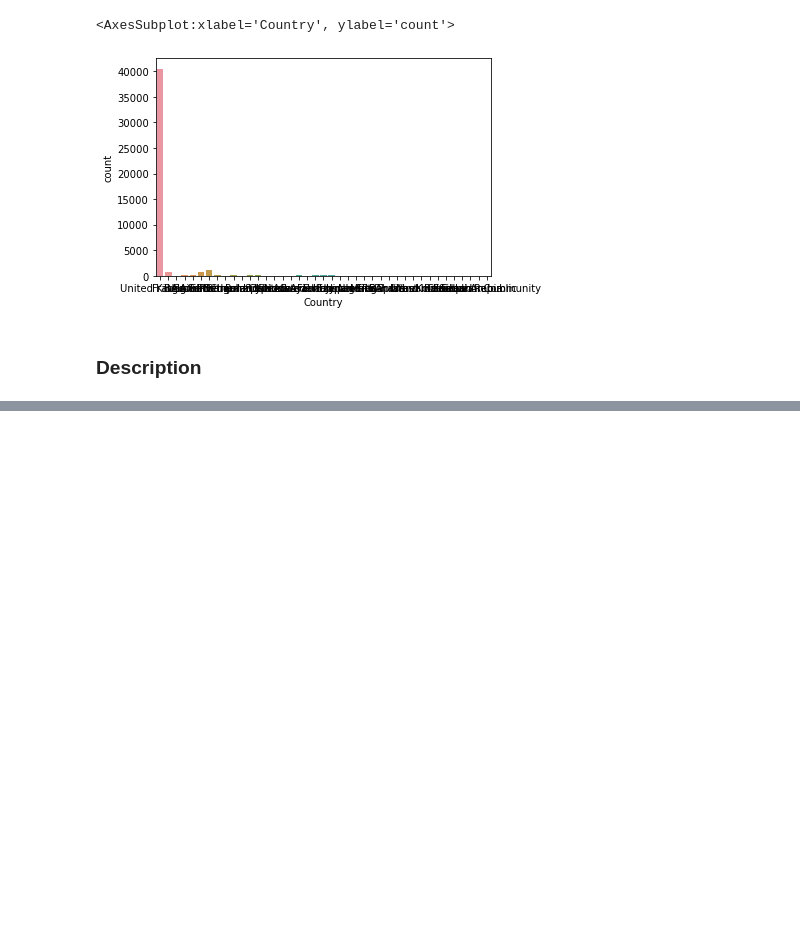
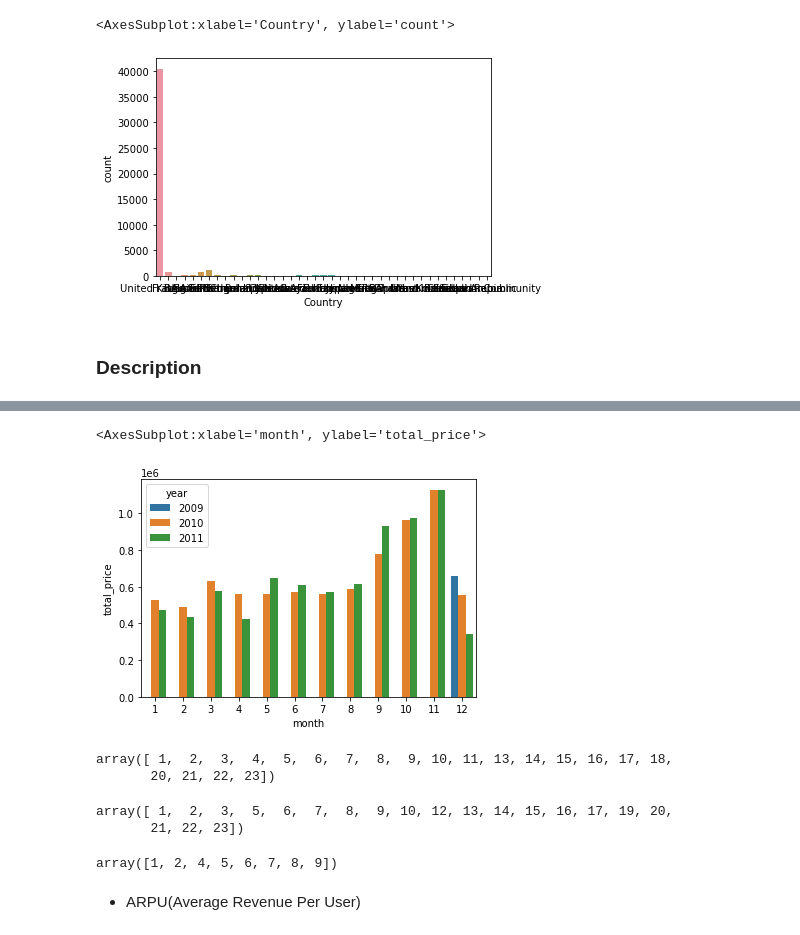
Before and after one commit to solyourock/growth, a Jupyter notebook: marketing.ipynb, the cells around one changed output, grey strips where cells are left out. Saved outputs shown, nothing was run; the diff lists cells and outputs as text; code cells hidden in the pictures; blank space fills up the shorter version.

```diff
--- a/marketing.ipynb
+++ b/marketing.ipynb
@@ -572,0 +530,3 @@ ax.set_xticklabels(ax.get_xticklabels(), rotation=30, size=10)
+# %%
+revenue_sum = data.groupby(['year','month'])['total_price'].sum().to_frame().reset_index()
+revenue_sum
@@ -572,0 +551,21 @@ ax.set_xticklabels(ax.get_xticklabels(), rotation=30, size=10)
+# %%
+sns.barplot(revenue_sum['month'], revenue_sum['total_price'], hue=revenue_sum['year'])
+# %% [output]
+<AxesSubplot:xlabel='month', ylabel='total_price'>
+[figure, added]
+# %%
+data[(data['year'] == 2009) & (data['month'] == 12)]['day'].unique()
+# %% [output]
+array([ 1,  2,  3,  4,  5,  6,  7,  8,  9, 10, 11, 13, 14, 15, 16, 17, 18,
+       20, 21, 22, 23])
+# %%
+data[(data['year'] == 2010) & (data['month'] == 12)]['day'].unique()
+# %% [output]
+array([ 1,  2,  3,  5,  6,  7,  8,  9, 10, 12, 13, 14, 15, 16, 17, 19, 20,
+       21, 22, 23])
+# %%
+data[(data['year'] == 2011) & (data['month'] == 12)]['day'].unique()
+# %% [output]
+array([1, 2, 4, 5, 6, 7, 8, 9])
+# %% [markdown]
+- ARPU(Average Revenue Per User)
```
Also changed, not shown: parts of 41 cells of this notebook.
